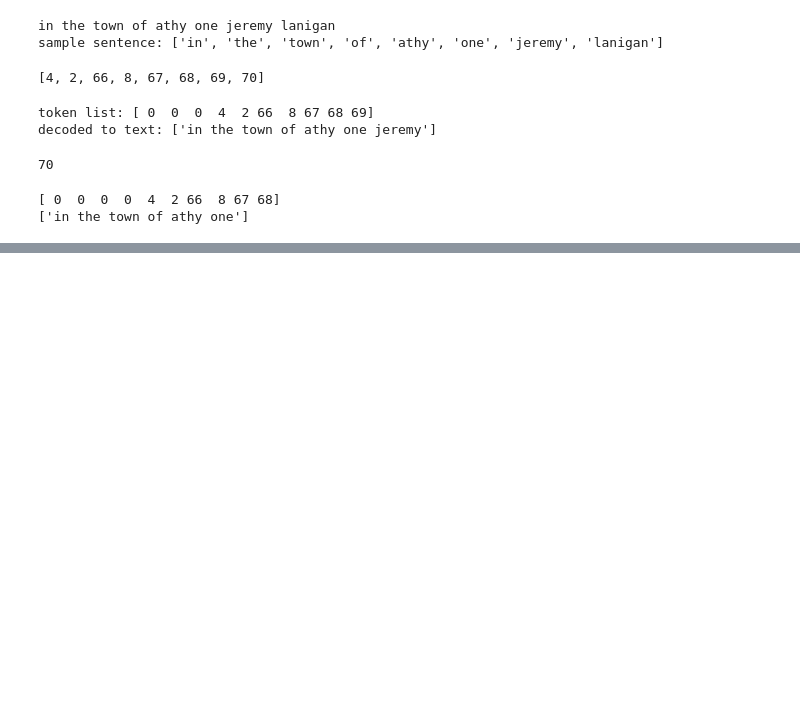
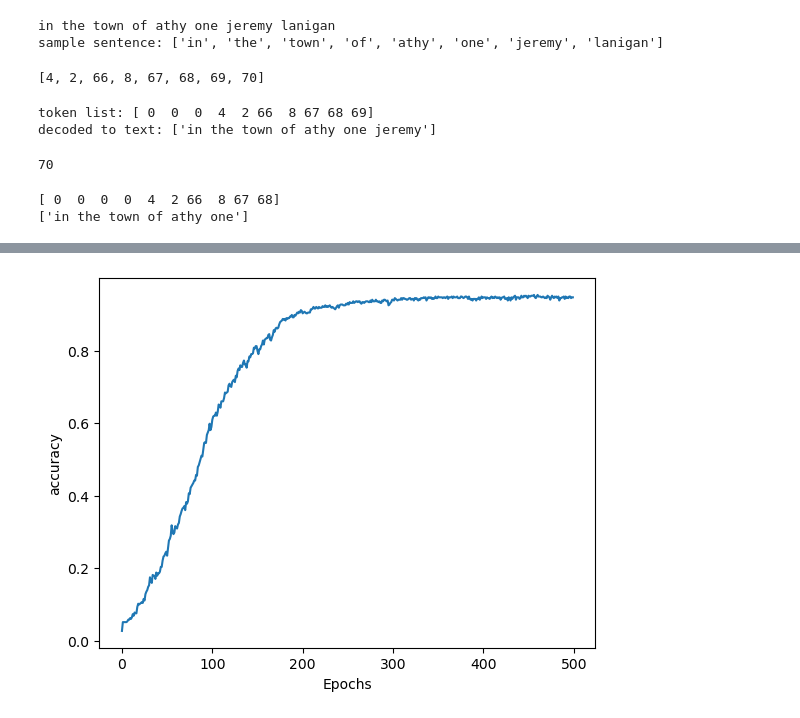
Before and after one commit to karamalhanatleh/DeepLearning.AI-TensorFlow-Developer-Professional, a Jupyter notebook: Natural Language Processing in TensorFlow/Generating Text with Neural Networks.ipynb, the cells around one changed output, grey strips where cells are left out. Cells and saved outputs as stored; diff of their text form; code cells hidden in the pictures; blank space fills up the shorter version.

```diff
--- a/Natural Language Processing in TensorFlow/Generating Text with Neural Networks.ipynb
+++ b/Natural Language Processing in TensorFlow/Generating Text with Neural Networks.ipynb
@@ -152,0 +162,11 @@ print(tokenizer.sequences_to_texts([xs[elem_number]]))
+# %%
+#build model
+model = tf.keras.Sequential([
+    Embedding(total_words ,64 , input_length=max_sequence_len-1),
+    Bidirectional(LSTM(20)),
+    Dense(total_words , activation='softmax')
+])
+# %%
+model.compile(loss='categorical_crossentropy',
+             optimizer='adam',
+             metrics=['accuracy'])
@@ -152,0 +195,3 @@ print(tokenizer.sequences_to_texts([xs[elem_number]]))
+# %%
+# Train the model
+history = model.fit(xs, ys, epochs=500)
@@ -152,0 +216,10 @@ print(tokenizer.sequences_to_texts([xs[elem_number]]))
+# %%
+def plot_graphs(history, string):
+    plt.plot(history.history[string])
+    plt.xlabel("Epochs")
+    plt.ylabel(string)
+    plt.show()
+# %%
+plot_graphs(history, 'accuracy')
+# %% [output]
+[figure, added]
```
Also changed, not shown: parts of 17 cells of this notebook, 4 other files.
